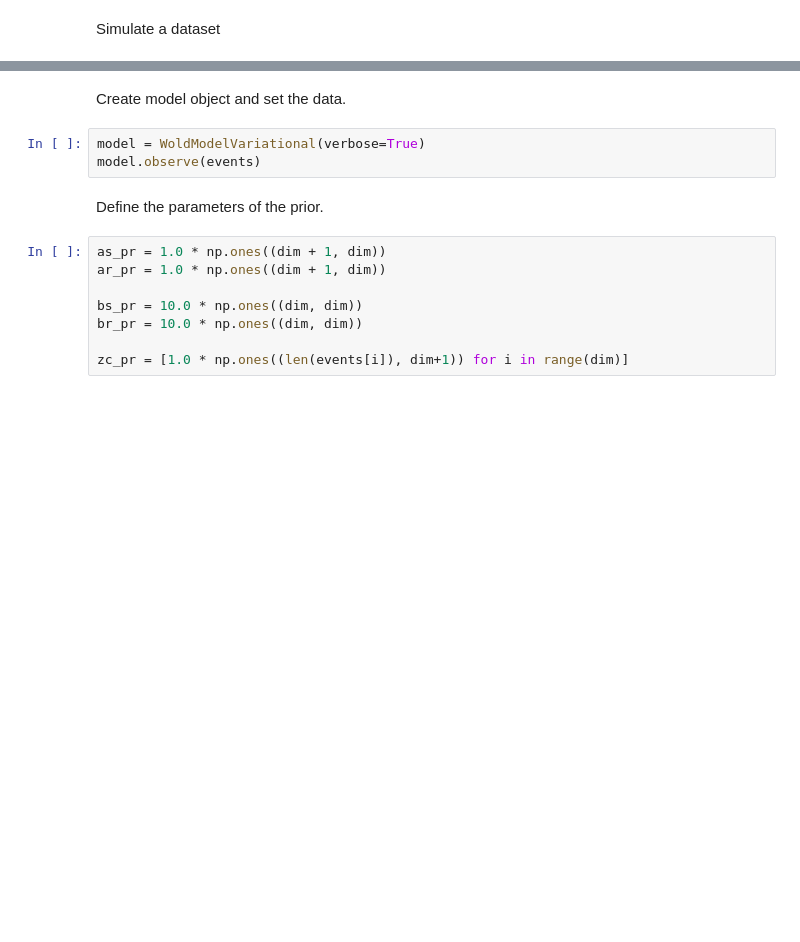
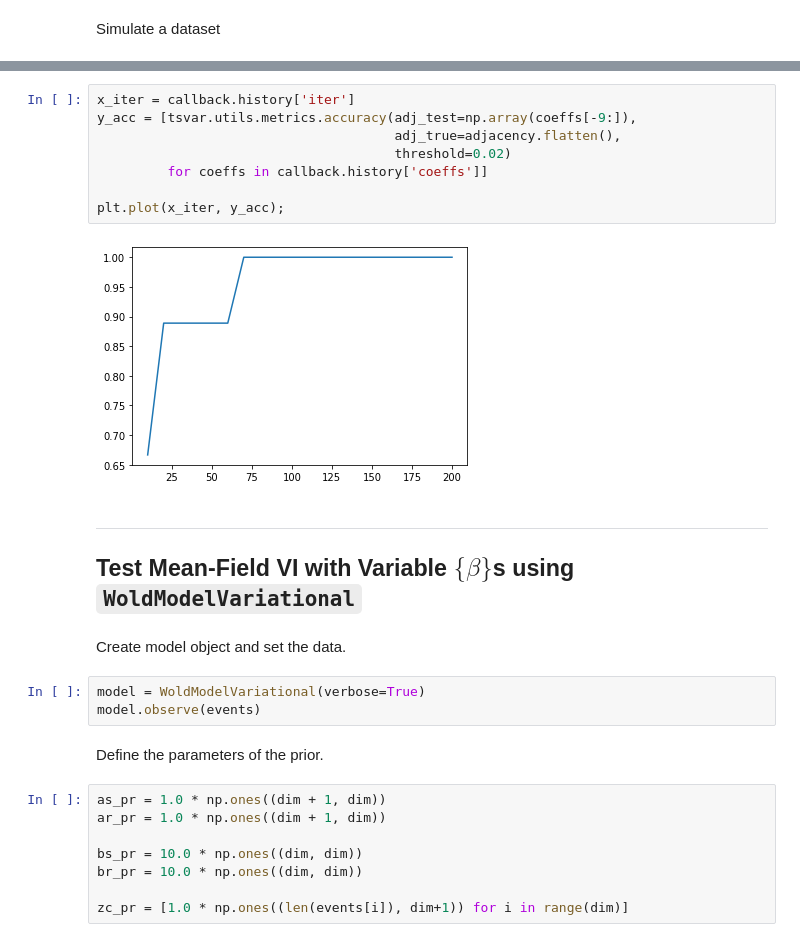
Before and after one commit to trouleau/var-wold, a Jupyter notebook: notebook/5-wt-test-variational-wold-model-fit.ipynb, the cells around one changed output, grey strips where cells are left out. Cells and saved outputs as stored; diff of their text form; blank space fills up the shorter version.

```diff
--- a/notebook/5-wt-test-variational-wold-model-fit.ipynb
+++ b/notebook/5-wt-test-variational-wold-model-fit.ipynb
@@ -111,3 +175,17 @@ array([1.3, 1.8, 1.1, 1.2])
+# %%
+x_iter = callback.history['iter']
+y_acc = [tsvar.utils.metrics.accuracy(adj_test=np.array(coeffs[-9:]),
+                                      adj_true=adjacency.flatten(),
+                                      threshold=0.02)
+         for coeffs in callback.history['coeffs']]
+
+plt.plot(x_iter, y_acc);
+# %% [output]
+[figure, added]
+# %% [markdown]
+---
+
+## Test Mean-Field VI with Variable $\{\beta\}$s using `WoldModelVariational`
 # %% [markdown]
 Create model object and set the data.
 # %%
```
Also changed, not shown: parts of 36 cells of this notebook, 2 other files.
